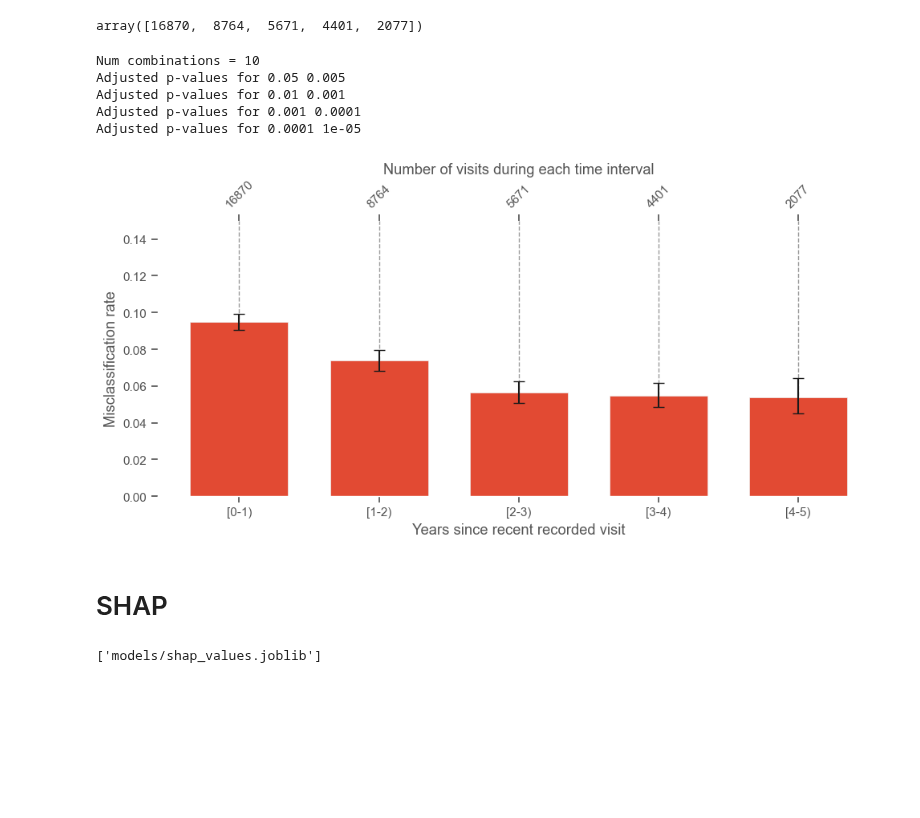
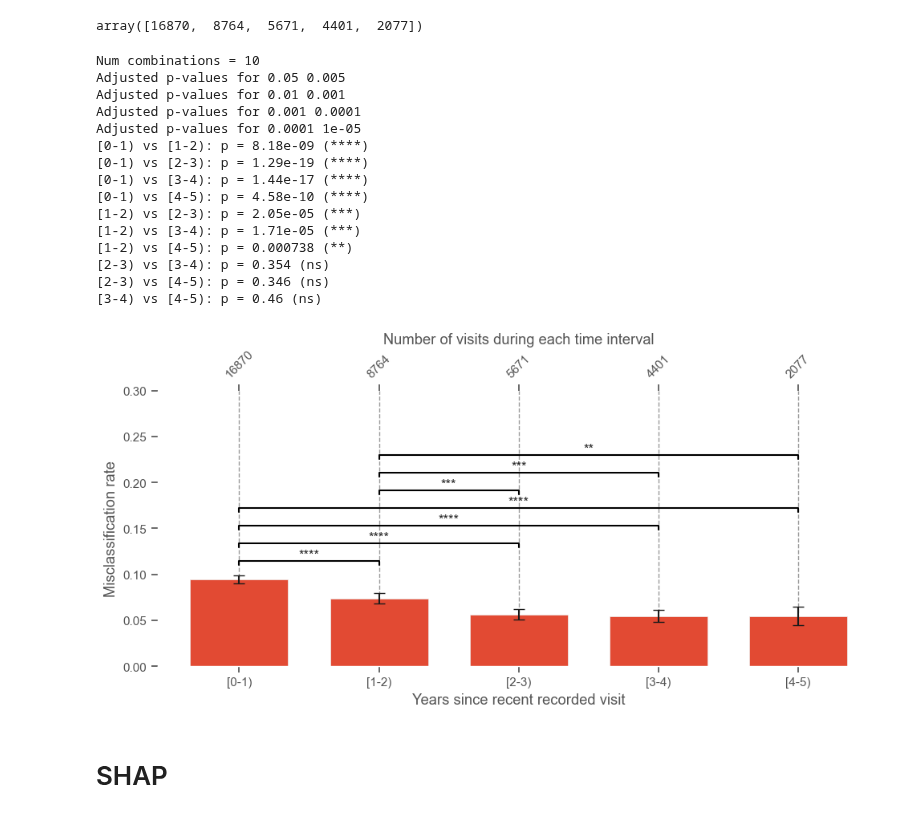
Before and after one commit to caramba-uu/MSP-tracker_prospective_analysis, a Jupyter notebook: analysis.ipynb, the cells around one changed output. Cells and saved outputs as stored; diff of their text form; code cells hidden in the pictures; blank space fills up the shorter version.

```diff
--- a/analysis.ipynb
+++ b/analysis.ipynb
@@ -508,15 +508,25 @@ total_count_per_year
 # %% [output]
 array([16870,  8764,  5671,  4401,  2077])
 # %%
-plot_years_mislabelled(years_pred_count_mis, total_count_per_year, y_lim=0.15,
-                       fig_title=os.path.join(IMAGES_DIR, "misclassification_rate_model.jpeg"))
+plot_years_mislabelled(years_pred_count_mis, total_count_per_year, y_lim=0.3,
+                       fig_title=os.path.join(IMAGES_DIR, "misclassification_rate_model.pdf"))
 # %% [output]
 Num combinations = 10
 Adjusted p-values for 0.05 0.005
 Adjusted p-values for 0.01 0.001
 Adjusted p-values for 0.001 0.0001
 Adjusted p-values for 0.0001 1e-05
+[0-1) vs [1-2): p = 8.18e-09 (****)
+[0-1) vs [2-3): p = 1.29e-19 (****)
+[0-1) vs [3-4): p = 1.44e-17 (****)
+[0-1) vs [4-5): p = 4.58e-10 (****)
+[1-2) vs [2-3): p = 2.05e-05 (***)
+[1-2) vs [3-4): p = 1.71e-05 (***)
+[1-2) vs [4-5): p = 0.000738 (**)
+[2-3) vs [3-4): p = 0.354 (ns)
+[2-3) vs [4-5): p = 0.346 (ns)
+[3-4) vs [4-5): p = 0.46 (ns)
-[figure, old version]
+[figure, new version]
 # %% [markdown]
 # SHAP
 # %%
@@ -529,8 +539,10 @@ feature_names_for_shap = [entry.replace("_", " ") for entry in list(for_shap_df.
 feature_names_for_shap[feature_names_for_shap.index('revised debut age')] = "debut age"
 for_shap_df.columns = feature_names_for_shap
 # %%
-explainer = shap.Explainer(rf_clf, for_shap_df)
-shap_values = explainer(for_shap_df, check_additivity=False)
-joblib.dump(shap_values, SHAP_VALUES_PATH)
+# Compute SHAP values only if they have not been saved before
+if os.path.exists(SHAP_VALUES_PATH):
+    shap_values = joblib.load(SHAP_VALUES_PATH)
+else:
+    explainer = shap.Explainer(rf_clf, for_shap_df)
+    shap_values = explainer(for_shap_df, check_additivity=False)
+    joblib.dump(shap_values, SHAP_VALUES_PATH)
-# %% [output]
-['models/shap_values.joblib']
```
Also changed, not shown: parts of 5 cells of this notebook, 2 other files.
